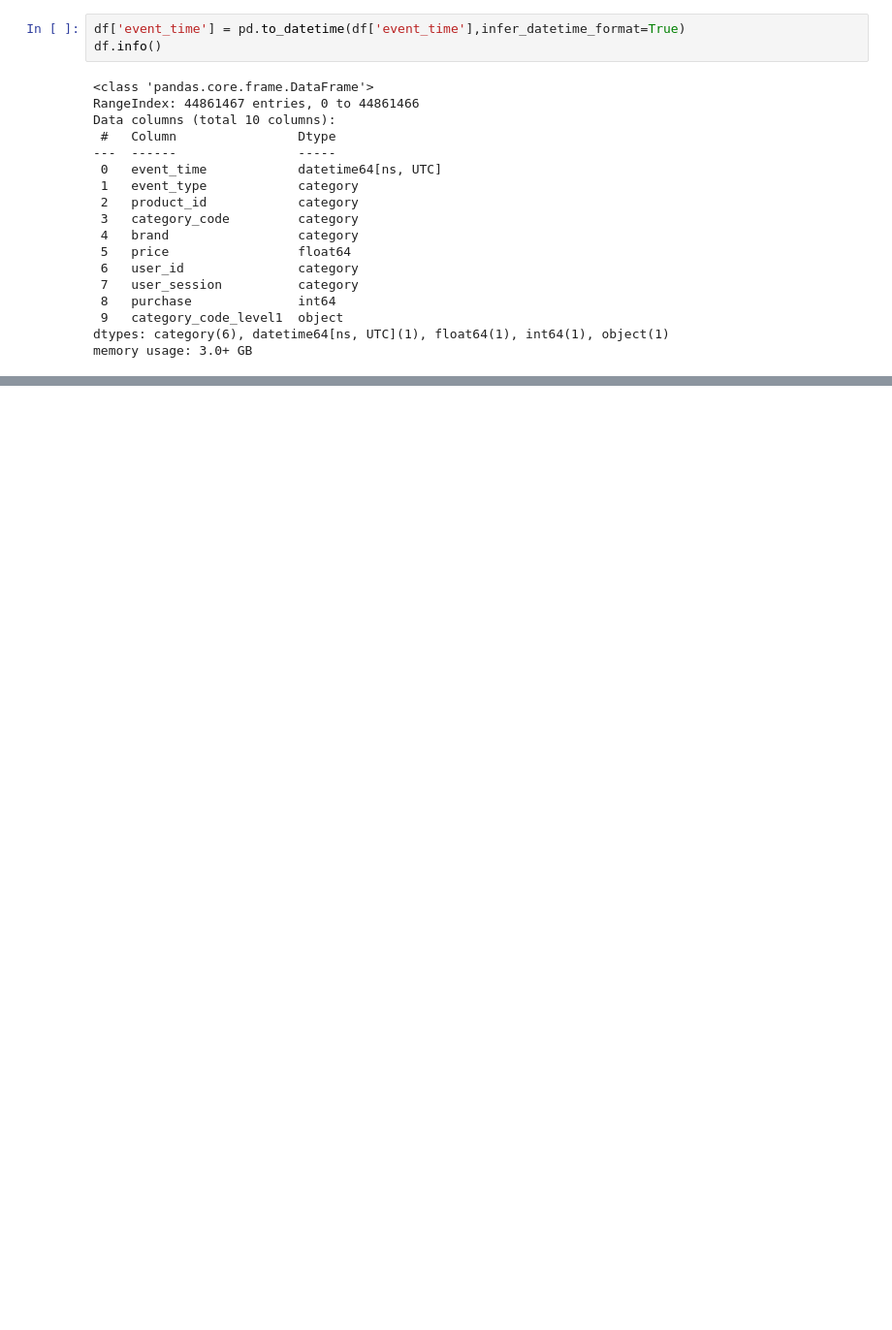
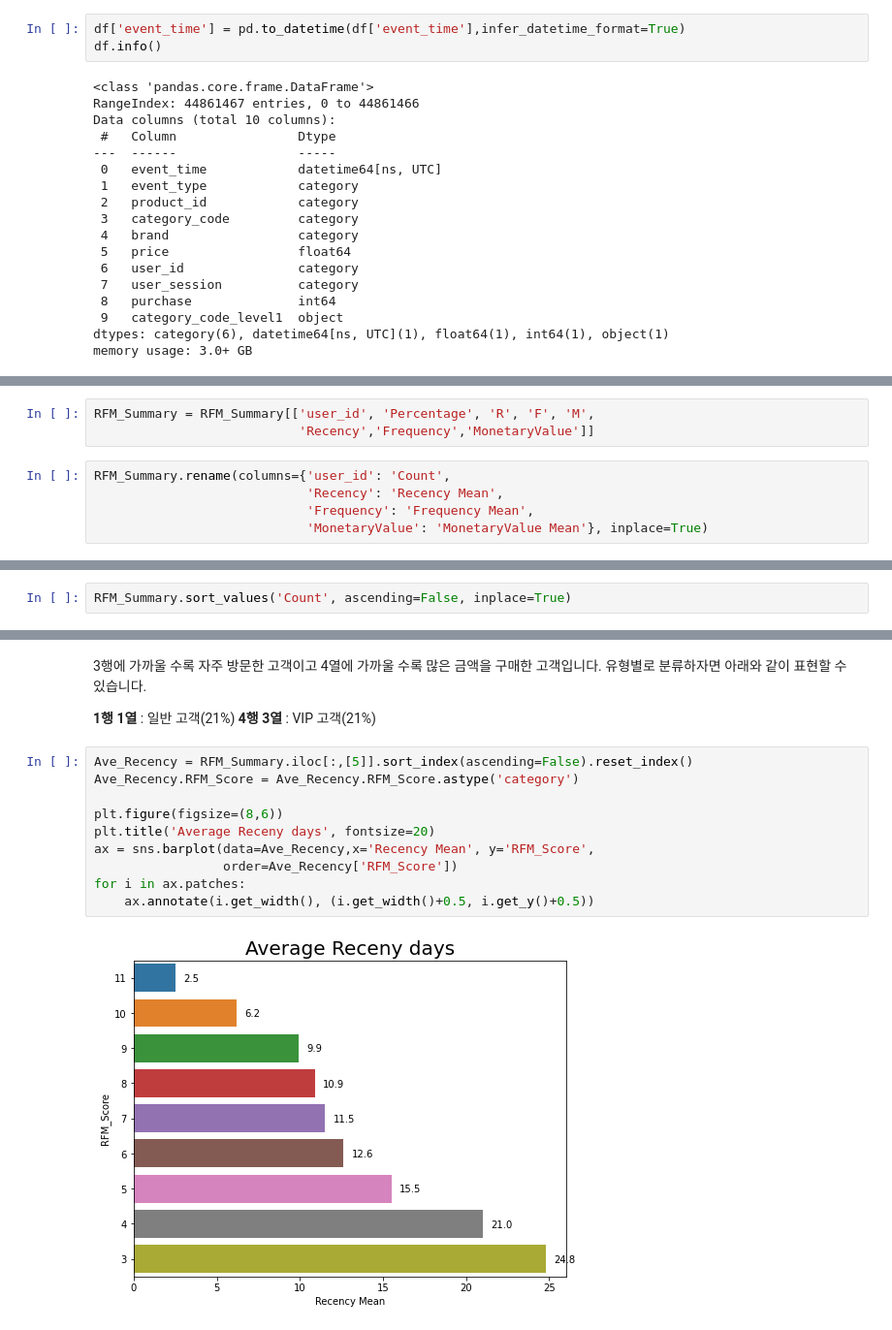
Before and after one commit to jung0han/data_analysis, a Jupyter notebook: eCommerce RFM Analysis.ipynb, the cells around one changed output, grey strips where cells are left out. Shown at 97% size. Drawn from its saved outputs; the diff is of its cells as text; blank space fills up the shorter version.

```diff
--- a/eCommerce RFM Analysis.ipynb
+++ b/eCommerce RFM Analysis.ipynb
@@ -212,0 +411,8 @@ memory usage: 3.0+ GB
+# %%
+RFM_Summary = RFM_Summary[['user_id', 'Percentage', 'R', 'F', 'M',
+                           'Recency','Frequency','MonetaryValue']]
+# %%
+RFM_Summary.rename(columns={'user_id': 'Count',
+                            'Recency': 'Recency Mean',
+                            'Frequency': 'Frequency Mean',
+                            'MonetaryValue': 'MonetaryValue Mean'}, inplace=True)
@@ -212,0 +423,2 @@ memory usage: 3.0+ GB
+# %%
+RFM_Summary.sort_values('Count', ascending=False, inplace=True)
@@ -212,0 +524,18 @@ memory usage: 3.0+ GB
+# %% [markdown]
+3행에 가까울 수록 자주 방문한 고객이고 4열에 가까울 수록 많은 금액을 구매한 고객입니다.
+유형별로 분류하자면 아래와 같이 표현할 수 있습니다.
+
+**1행 1열** : 일반 고객(21%)
+**4행 3열** : VIP 고객(21%)
+# %%
+Ave_Recency = RFM_Summary.iloc[:,[5]].sort_index(ascending=False).reset_index()
+Ave_Recency.RFM_Score = Ave_Recency.RFM_Score.astype('category')
+
+plt.figure(figsize=(8,6))
+plt.title('Average Receny days', fontsize=20)
+ax = sns.barplot(data=Ave_Recency,x='Recency Mean', y='RFM_Score',
+                 order=Ave_Recency['RFM_Score'])
+for i in ax.patches:
+    ax.annotate(i.get_width(), (i.get_width()+0.5, i.get_y()+0.5))
+# %% [output]
+[figure, added]
```
Also changed, not shown: parts of 52 cells of this notebook.
